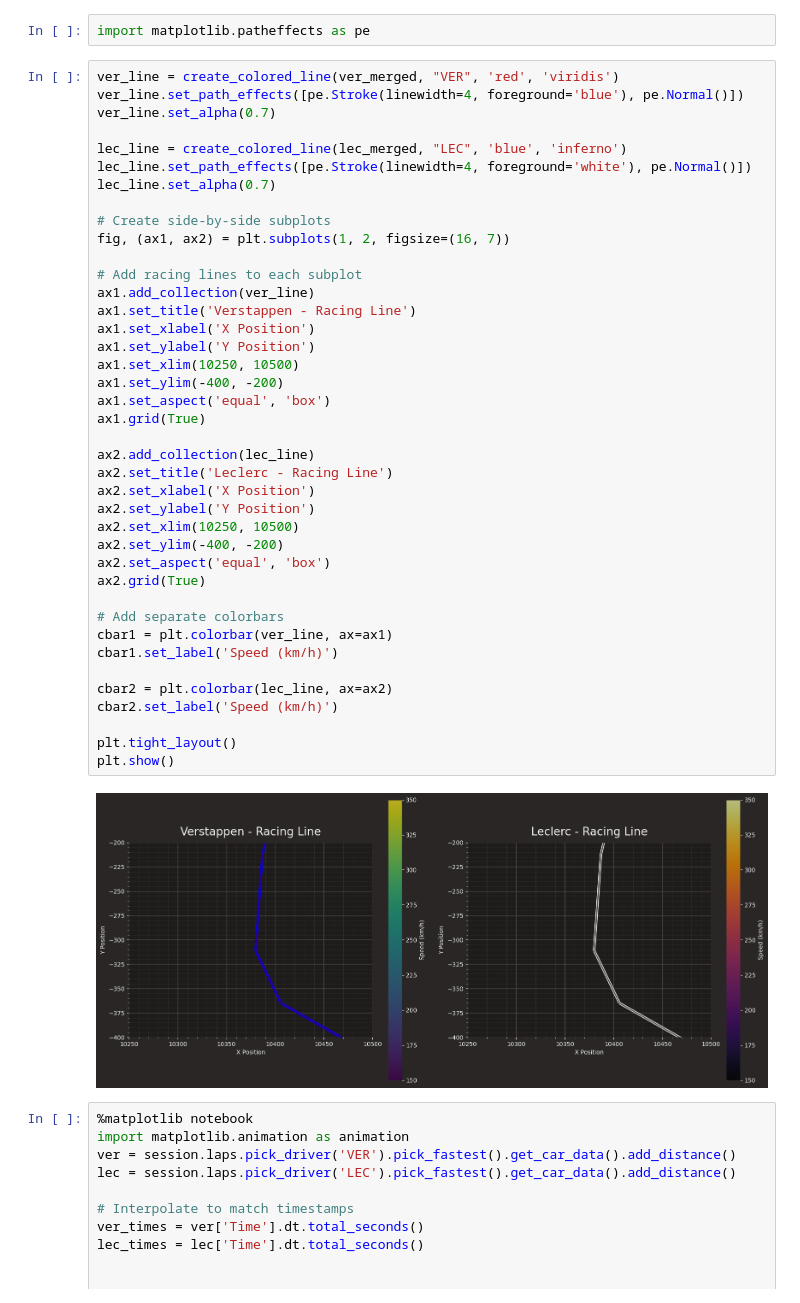
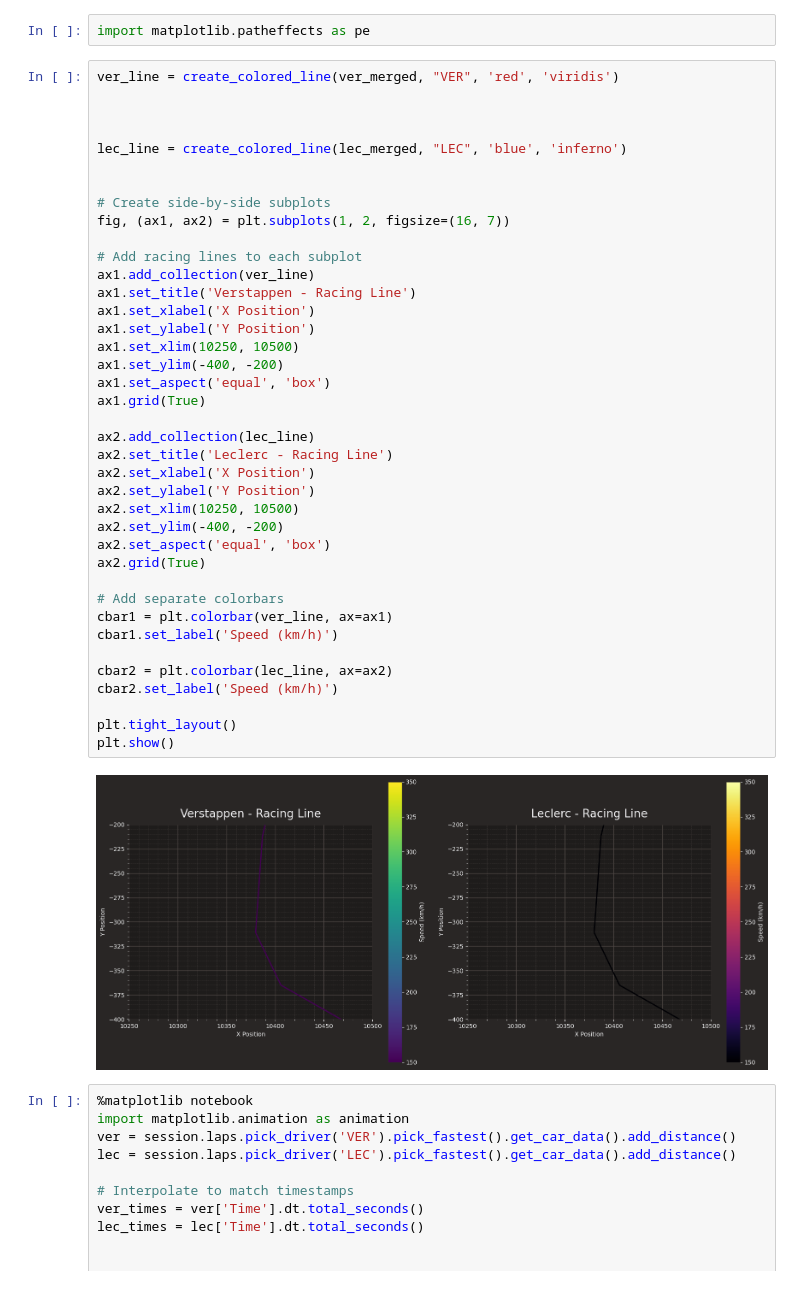
Before and after one commit to spacedragonx/F1-Driver-Data-Analysis, a Jupyter notebook: MiamiGP.ipynb, the cells around one changed output. Saved outputs shown, nothing was run; the diff lists cells and outputs as text.

```diff
--- a/MiamiGP.ipynb
+++ b/MiamiGP.ipynb
@@ -148,46 +148,45 @@ def create_colored_line(data, label, color,color2):
 import matplotlib.patheffects as pe
 # %%
 ver_line = create_colored_line(ver_merged, "VER", 'red', 'viridis')
-ver_line.set_path_effects([pe.Stroke(linewidth=4, foreground='blue'), pe.Normal()])
-ver_line.set_alpha(0.7)
+
+
 
 lec_line = create_colored_line(lec_merged, "LEC", 'blue', 'inferno')
-lec_line.set_path_effects([pe.Stroke(linewidth=4, foreground='white'), pe.Normal()])
-lec_line.set_alpha(0.7)
+
 
 # Create side-by-side subplots
 fig, (ax1, ax2) = plt.subplots(1, 2, figsize=(16, 7))
 
 # Add racing lines to each subplot
 ax1.add_collection(ver_line)
 ax1.set_title('Verstappen - Racing Line')
 ax1.set_xlabel('X Position')
 ax1.set_ylabel('Y Position')
 ax1.set_xlim(10250, 10500)
 ax1.set_ylim(-400, -200)
 ax1.set_aspect('equal', 'box')
 ax1.grid(True)
 
 ax2.add_collection(lec_line)
 ax2.set_title('Leclerc - Racing Line')
 ax2.set_xlabel('X Position')
 ax2.set_ylabel('Y Position')
 ax2.set_xlim(10250, 10500)
 ax2.set_ylim(-400, -200)
 ax2.set_aspect('equal', 'box')
 ax2.grid(True)
 
 # Add separate colorbars
 cbar1 = plt.colorbar(ver_line, ax=ax1)
 cbar1.set_label('Speed (km/h)')
 
 cbar2 = plt.colorbar(lec_line, ax=ax2)
 cbar2.set_label('Speed (km/h)')
 
 plt.tight_layout()
 plt.show()
 # %% [output]
-[figure, old version]
+[figure, new version]
 # %%
 %matplotlib notebook
 import matplotlib.animation as animation
```
Also changed, not shown: parts of 1 cell of this notebook, 1 other file.
